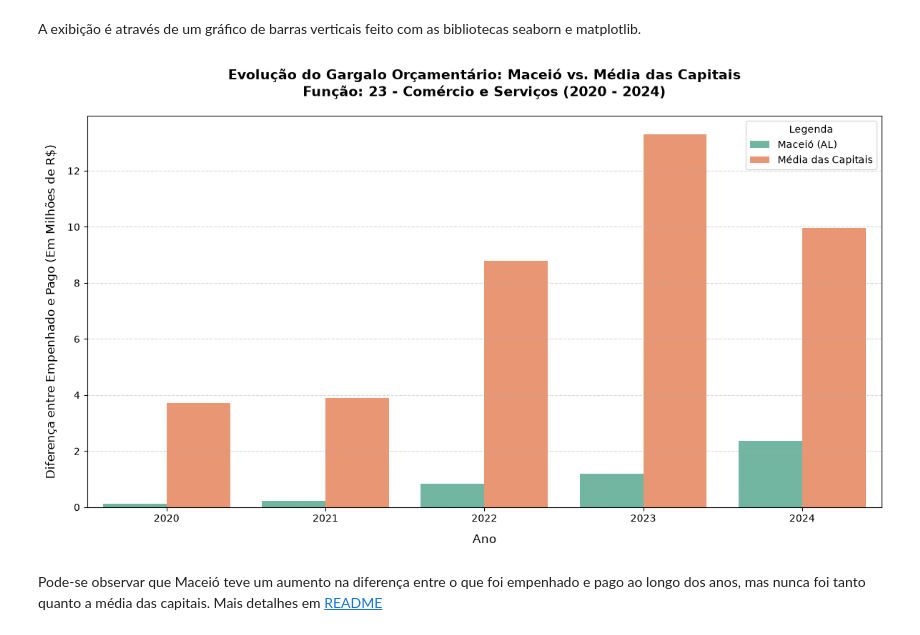
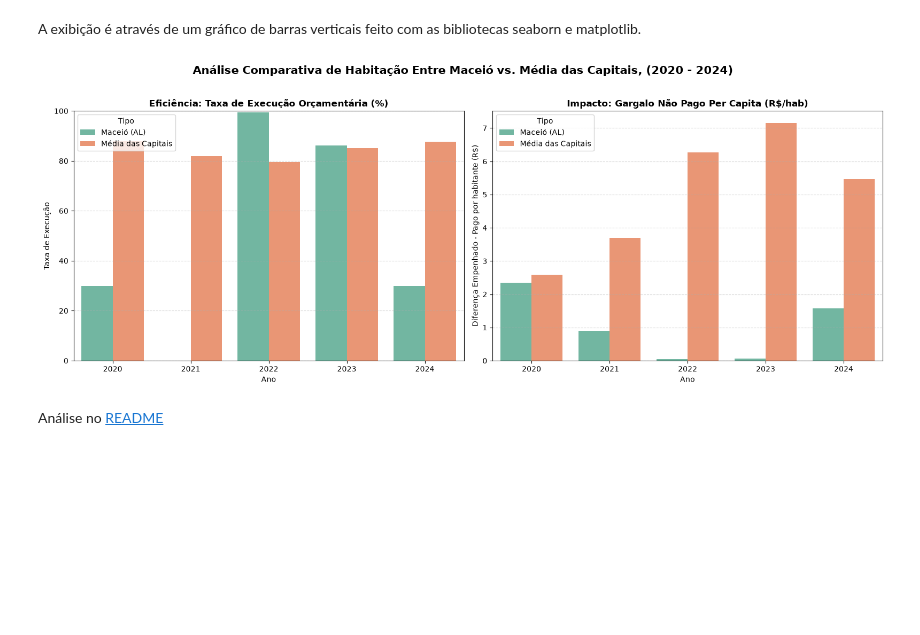
Before and after one commit to edvaldo-f/Desafio-Analista-de-Dados-Sefaz-Macei-, a Jupyter notebook: notebooks/evolucao_funcao.ipynb, the cells around one changed output. Drawn from its saved outputs; the diff is of its cells as text; code cells hidden in the pictures; blank space fills up the shorter version.

```diff
--- a/notebooks/evolucao_funcao.ipynb
+++ b/notebooks/evolucao_funcao.ipynb
@@ -19,9 +20,9 @@ pd.set_option('display.float_format', '{:,.2f}'.format)
 # %% [markdown]
 Filtrando o DataFrame...
 # %%
-# Serão necessárias as colunas Conta, UF, Coluna, Função/Subfunção e Ano
+# Serão necessárias as colunas Conta, População, UF, Coluna, Função/Subfunção e Ano
 
-df_filtrado = df[["Conta", "UF", "Coluna", "Valor", "Função/Subfunção", "Ano"]]
+df_filtrado = df[["Conta", "População", "UF", "Coluna", "Valor", "Função/Subfunção", "Ano"]]
 
 # Condições de filtro
 condicao_funcao = df_filtrado["Função/Subfunção"] == "Função"
@@ -35,14 +36,18 @@ Criada uma tabela dinâmica para melhor manipulação.
 # Tabela dinâmica para agrupar os dados.
 df_pivot = pd.pivot_table(
     df_analise,
-    index=["Conta", "UF", "Ano"],
+    index=["Conta", "População", "UF", "Ano"],
     columns="Coluna",
     values="Valor",
     aggfunc="sum"
     ).reset_index()
 
-# Adicionando uma coluna para calcular a diferença entre Despesas Empenhadas e Despesas Pagas
-df_pivot["Empenhado x Pago"] = df_pivot["Despesas Empenhadas"] - df_pivot["Despesas Pagas"]
+# Adicionando uma coluna para calcular a Taxa de Execução entre o Empenhado e o Pago
+df_pivot["Taxa de Execução"] = ((df_pivot["Despesas Pagas"] / df_pivot["Despesas Empenhadas"]) * 100).fillna(0).replace([np.inf, -np.inf], 0)
+
+# Adicionando coluna que calcula o Gargalo Per Capita,
+# métrica para mensurar a diferença entre o Empenhado e o Pago com o Per Capita das capitais
+df_pivot["Gargalo Per Capita"] = ((df_pivot["Despesas Empenhadas"] - df_pivot["Despesas Pagas"]) / df_pivot["População"]).fillna(0)
 # %% [markdown]
 A exibição é através de um gráfico de barras verticais feito com as bibliotecas seaborn e matplotlib.
 # %%
@@ -52,62 +57,72 @@ import matplotlib.pyplot as plt
 # 1. Preparação e filtragem dos dados
 
 # Definindo os parâmetros da nossa análise
-funcao_alvo = "23 - Comércio e Serviços"
+funcao_alvo = "16 - Habitação"
 anos_analise = [2020, 2021, 2022, 2023, 2024]
 
 # Filtrando a base mãe para conter apenas a função e os anos desejados
 df_funcao = df_pivot[
     (df_pivot["Conta"] == funcao_alvo) &
     (df_pivot["Ano"].isin(anos_analise))
 ].copy()
 
 # 2. Definição de variáveis para Maceió a média das capitais
 
 # Variável 1: Isolando os dados específicos de Maceió (AL)
-df_maceio = df_funcao[df_funcao["UF"] == "AL"][["Ano", "Empenhado x Pago"]].copy()
+df_maceio = df_funcao[df_funcao["UF"] == "AL"][["Ano", "Taxa de Execução", "Gargalo Per Capita"]].copy()
 df_maceio["Tipo"] = "Maceió (AL)"
 
-# Variável 2: Calculando a média de todas as capitais ano a ano
-df_media_capitais = df_funcao.groupby("Ano")["Empenhado x Pago"].mean().reset_index()
+# Variável 2: Calculando a média das capitais ano a ano (excluindo Maceió)
+df_media_capitais = (
+    df_funcao[df_funcao["UF"] != "AL"]
+    .groupby("Ano")[["Taxa de Execução", "Gargalo Per Capita"]]
+    .mean()
+    .reset_index()
+)
 df_media_capitais["Tipo"] = "Média das Capitais"
 
 # Juntando as duas visões em um único DataFrame
 df_comparacao = pd.concat([df_maceio, df_media_capitais], ignore_index=True)
 
-# Convertendo a diferença orçamentária para Milhões (R$)
-df_comparacao["Milhões (R$)"] = df_comparacao["Empenhado x Pago"] / 1_000_000
+# 3. Construção do gráfico
+fig, (ax1, ax2) = plt.subplots(1, 2, figsize=(16, 6))
 
-# 3. Construção do gráfico
-plt.figure(figsize=(12, 7))
-
+# Gráfico 1
 sns.barplot(
     data=df_comparacao,
     x="Ano",
-    y="Milhões (R$)",
+    y="Taxa de Execução",
     hue="Tipo",
-    palette="Set2"
+    palette="Set2",
+    ax=ax1
 )
+ax1.set_title("Eficiência: Taxa de Execução Orçamentária (%)", fontsize=12, fontweight='bold')
+ax1.set_xlabel("Ano", fontsize=10)
+ax1.set_ylabel("Taxa de Execução", fontsize=10)
+ax1.set_ylim(0, 100)
+ax1.grid(axis='y', linestyle='--', alpha=0.5)
 
-# Estilização do gráfico
-plt.title(
-    f"Evolução do Gargalo Orçamentário: Maceió vs. Média das Capitais\nFunção: {funcao_alvo} (2020 - 2024)",
-    fontsize=14,
-    fontweight='bold',
-    pad=20
+# Gráfico 2
+sns.barplot(
+    data=df_comparacao,
+    x="Ano",
+    y="Gargalo Per Capita",
+    hue="Tipo",
+    palette="Set2",
+    ax=ax2
 )
-plt.xlabel("Ano", fontsize=12, labelpad=10)
-plt.ylabel("Diferença entre Empenhado e Pago (Em Milhões de R$)", fontsize=12, labelpad=10)
+ax2.set_title("Impacto: Gargalo Não Pago Per Capita (R$/hab)", fontsize=12, fontweight='bold')
+ax2.set_xlabel("Ano", fontsize=10)
+ax2.set_ylabel("Diferença Empenhado - Pago por habitante (R$)", fontsize=10)
+ax2.grid(axis='y', linestyle='--', alpha=0.5)
 
-# Ativando linhas de grade horizontais para facilitar a leitura dos valores
-plt.grid(axis='y', linestyle='--', alpha=0.5)
-
-# Ajustando a legenda para não cobrir as barras
-plt.legend(title="Legenda")
+# Título geral e Ajuste
+fig.suptitle(f"Análise Comparativa de Habitação Entre Maceió vs. Média das Capitais, (2020 - 2024)", fontsize=15, fontweight='bold', y=1.02)
 plt.tight_layout()
 
 # Exibindo o resultado final
 plt.show()
 # %% [output]
-[figure, old version]
+[figure, new version]
 # %% [markdown]
-Pode-se observar que Maceió teve um aumento na diferença entre o que foi empenhado e pago ao longo dos anos, mas nunca foi tanto quanto a média das capitais. Mais detalhes em [README](./README.md)
+Análise no [README](./README.md)
```
Also changed, not shown: parts of 2 cells of this notebook, 2 other files.
